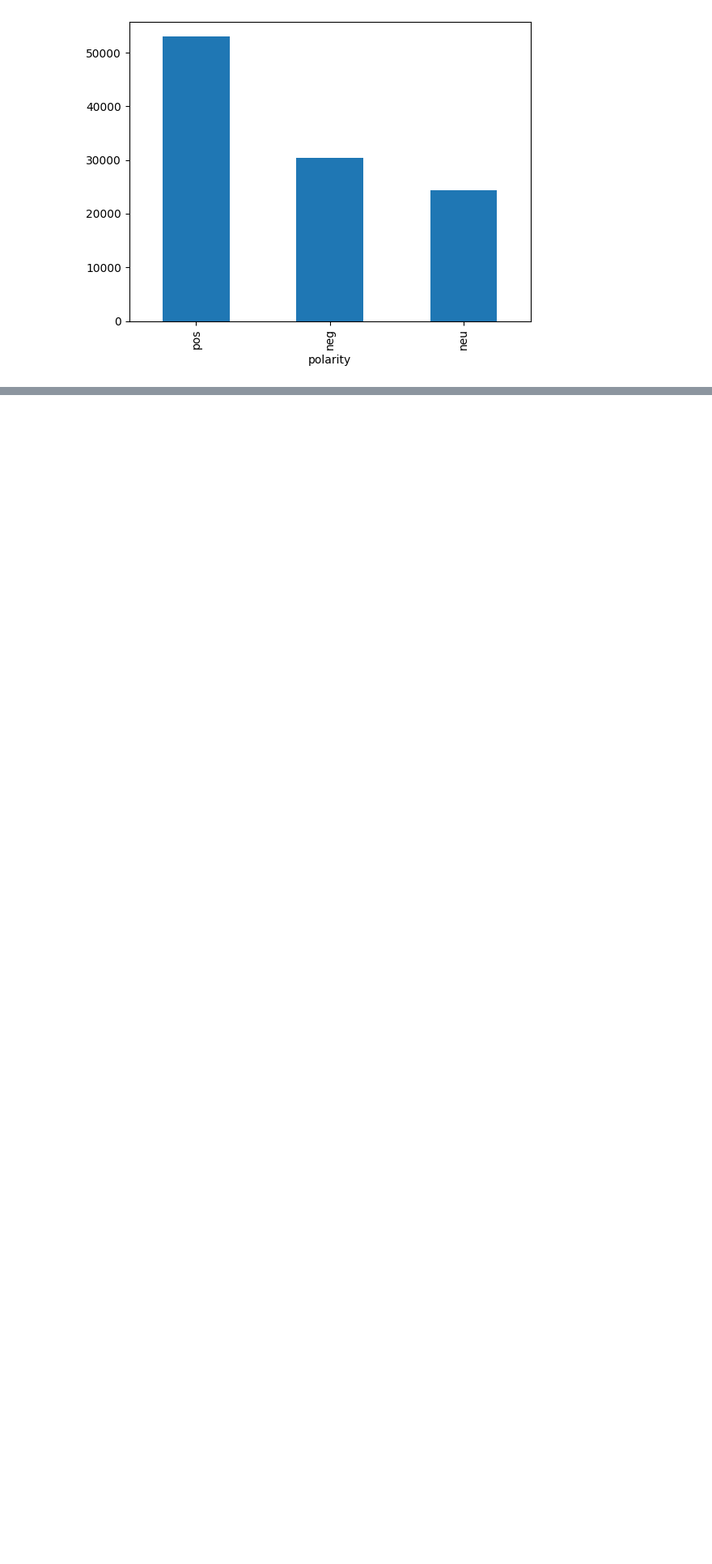
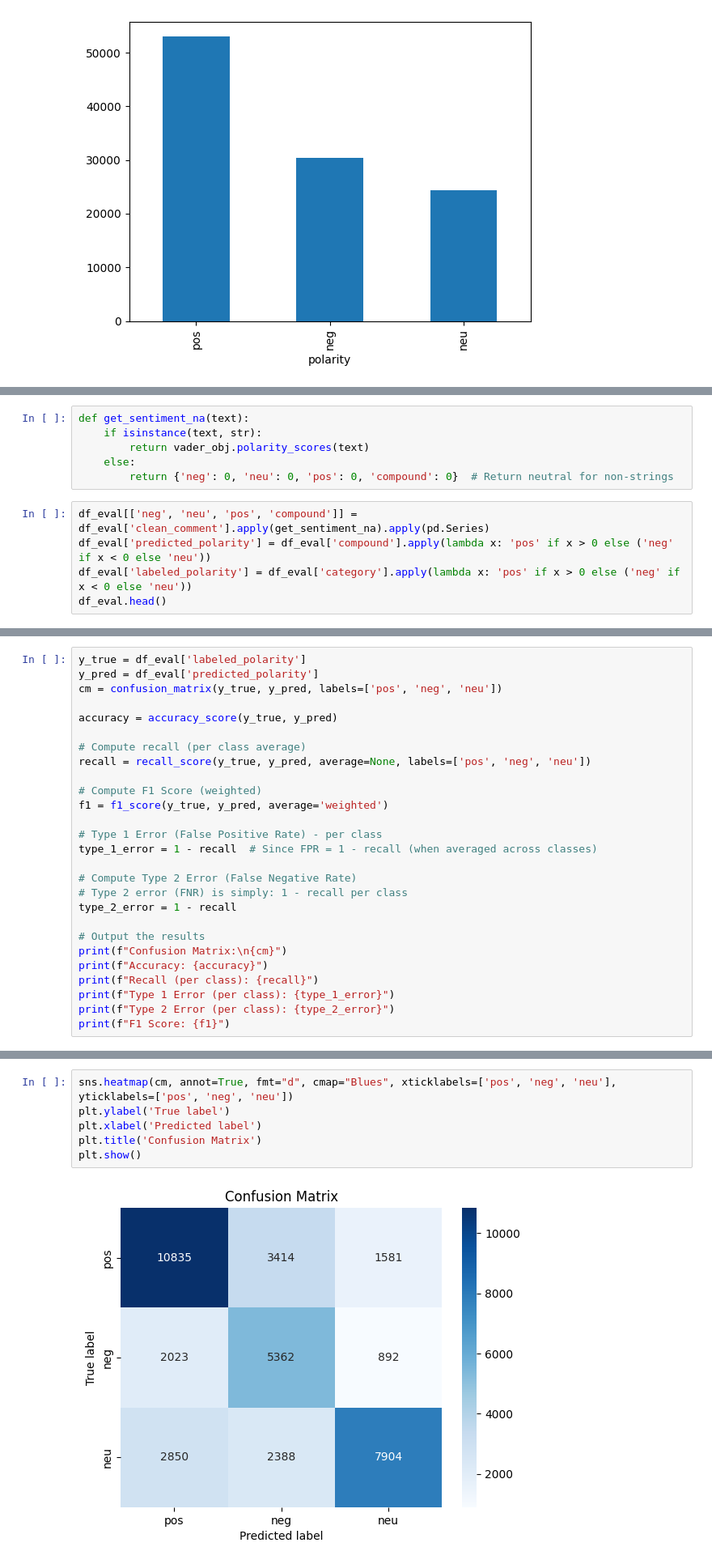
Before and after one commit to wbcmthh42/plp_practice_proj, a Jupyter notebook: sentiment_qiulin/Sentiment_analysis_vader.ipynb, the cells around one changed output, grey strips where cells are left out. Shown at 81% size. Drawn from its saved outputs; the diff is of its cells as text; blank space fills up the shorter version.

```diff
--- a/sentiment_qiulin/Sentiment_analysis_vader.ipynb
+++ b/sentiment_qiulin/Sentiment_analysis_vader.ipynb
@@ -92,0 +109,11 @@ plt.show()
+# %%
+def get_sentiment_na(text):
+    if isinstance(text, str):
+        return vader_obj.polarity_scores(text)
+    else:
+        return {'neg': 0, 'neu': 0, 'pos': 0, 'compound': 0}  # Return neutral for non-strings
+# %%
+df_eval[['neg', 'neu', 'pos', 'compound']] = df_eval['clean_comment'].apply(get_sentiment_na).apply(pd.Series)
+df_eval['predicted_polarity'] = df_eval['compound'].apply(lambda x: 'pos' if x > 0 else ('neg' if x < 0 else 'neu'))
+df_eval['labeled_polarity'] = df_eval['category'].apply(lambda x: 'pos' if x > 0 else ('neg' if x < 0 else 'neu'))
+df_eval.head()
@@ -92,0 +151,27 @@ plt.show()
+# %%
+y_true = df_eval['labeled_polarity']
+y_pred = df_eval['predicted_polarity']
+cm = confusion_matrix(y_true, y_pred, labels=['pos', 'neg', 'neu'])
+
+accuracy = accuracy_score(y_true, y_pred)
+
+# Compute recall (per class average)
+recall = recall_score(y_true, y_pred, average=None, labels=['pos', 'neg', 'neu'])
+
+# Compute F1 Score (weighted)
+f1 = f1_score(y_true, y_pred, average='weighted')
+
+# Type 1 Error (False Positive Rate) - per class
+type_1_error = 1 - recall  # Since FPR = 1 - recall (when averaged across classes)
+
+# Compute Type 2 Error (False Negative Rate)
+# Type 2 error (FNR) is simply: 1 - recall per class
+type_2_error = 1 - recall
+
+# Output the results
+print(f"Confusion Matrix:\n{cm}")
+print(f"Accuracy: {accuracy}")
+print(f"Recall (per class): {recall}")
+print(f"Type 1 Error (per class): {type_1_error}")
+print(f"Type 2 Error (per class): {type_2_error}")
+print(f"F1 Score: {f1}")
@@ -92,0 +188,8 @@ plt.show()
+# %%
+sns.heatmap(cm, annot=True, fmt="d", cmap="Blues", xticklabels=['pos', 'neg', 'neu'], yticklabels=['pos', 'neg', 'neu'])
+plt.ylabel('True label')
+plt.xlabel('Predicted label')
+plt.title('Confusion Matrix')
+plt.show()
+# %% [output]
+[figure, added]
```
Also changed, not shown: parts of 6 cells of this notebook, 1 other file.
